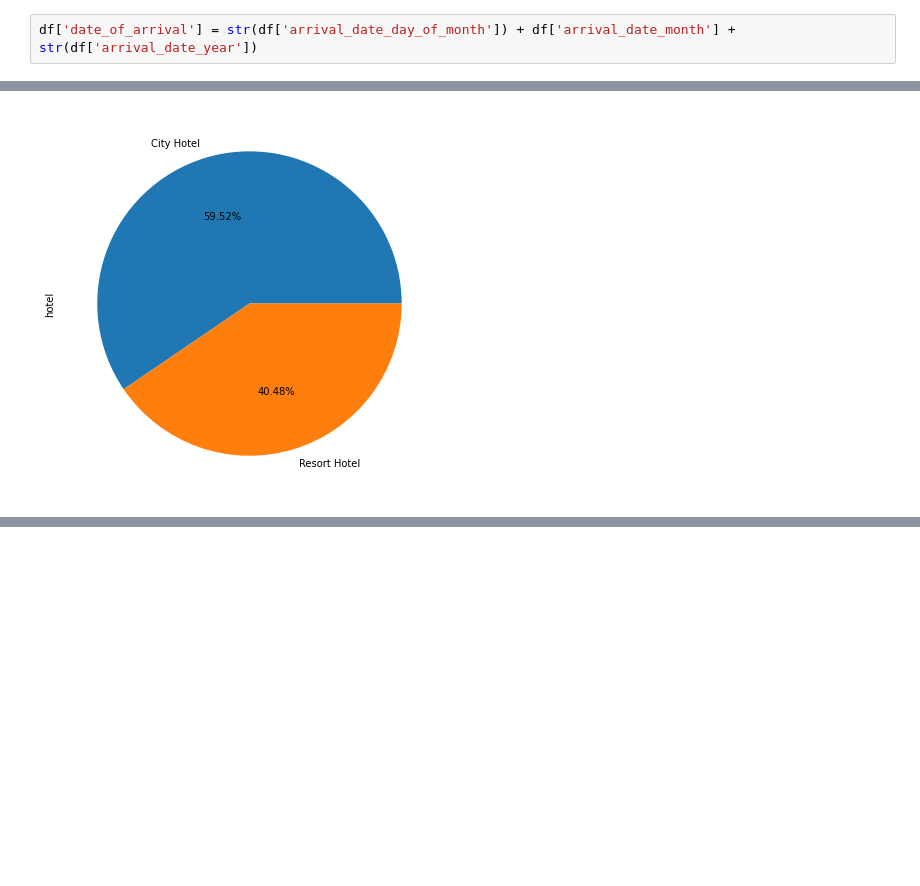
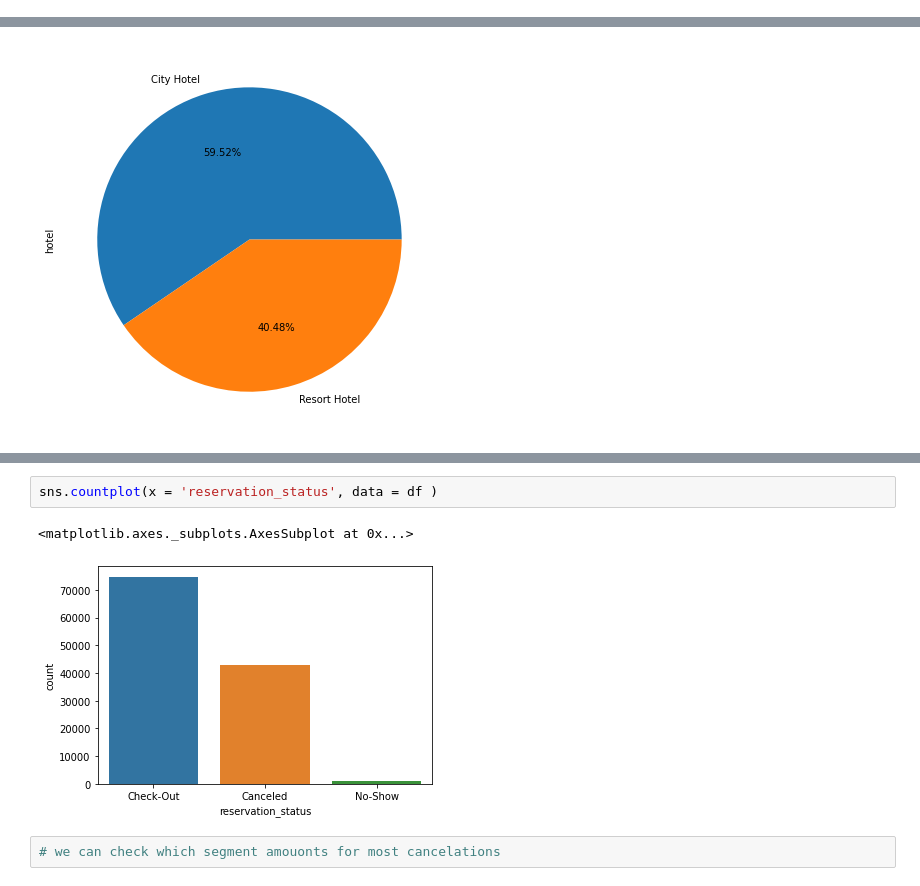
Before and after one commit to 01aleem/Hotel-Booking-Analysis, a Jupyter notebook: Hotel_Booking_Analysis.ipynb, the cells around one changed output, grey strips where cells are left out. Saved outputs shown, nothing was run; the diff lists cells and outputs as text; blank space fills up the shorter version.

```diff
--- a/Hotel_Booking_Analysis.ipynb
+++ b/Hotel_Booking_Analysis.ipynb
@@ -81,2 +72,0 @@ numpy.int64
-# %%
-df['date_of_arrival'] = str(df['arrival_date_day_of_month']) + df['arrival_date_month'] + str(df['arrival_date_year'])
@@ -605,0 +310,7 @@ plt.show()
+# %%
+sns.countplot(x = 'reservation_status', data = df )
+# %% [output]
+<matplotlib.axes._subplots.AxesSubplot at 0x...>
+[figure, added]
+# %%
+# we can check which segment amouonts for most cancelations
```
Also changed, not shown: parts of 54 cells of this notebook.
